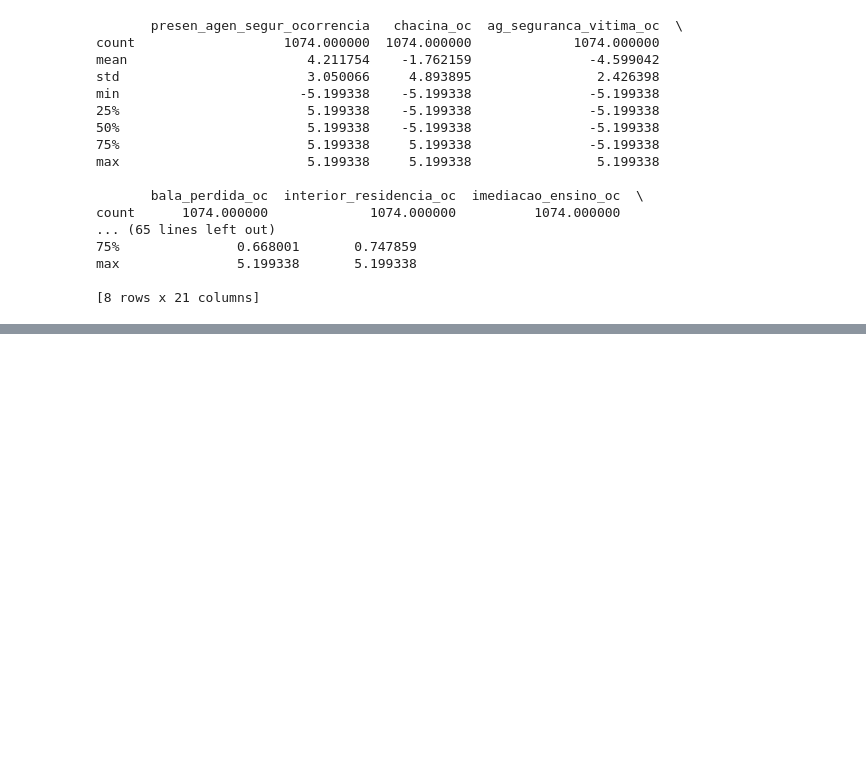
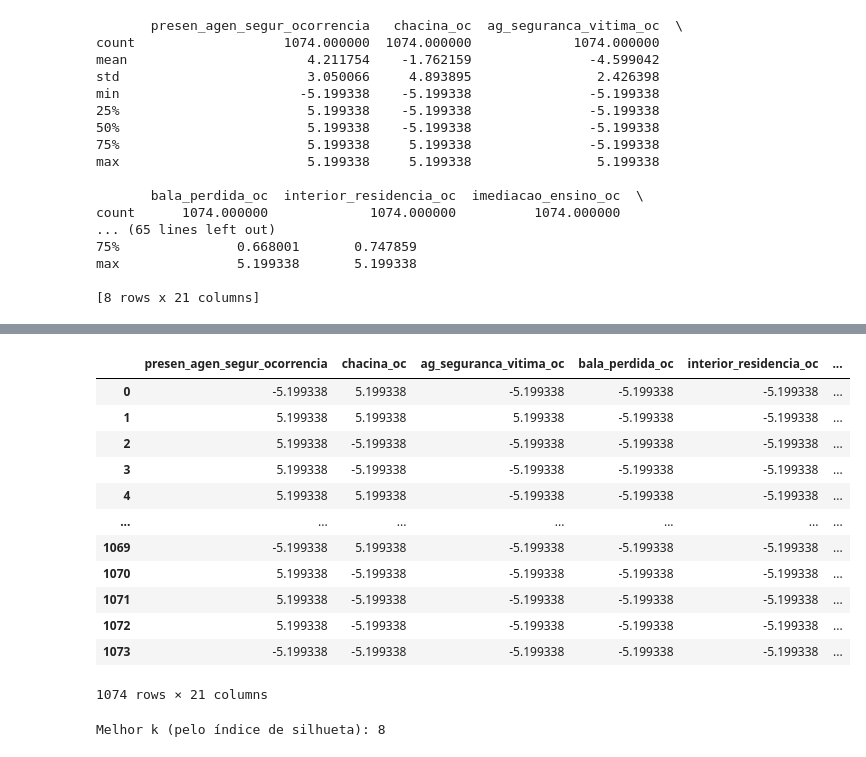
Before and after one commit to bakudas/validacao-modelos-clusterizacao, a Jupyter notebook: pd_validacao_modelos_clusterizacao.ipynb, the cells around one changed output, grey strips where cells are left out. Drawn from its saved outputs; the diff is of its cells as text; code cells hidden in the pictures; blank space fills up the shorter version.

Commit message:
analise k-means e dbscan

```diff
--- a/pd_validacao_modelos_clusterizacao.ipynb
+++ b/pd_validacao_modelos_clusterizacao.ipynb
@@ -523,0 +533,45 @@ max               5.199338       5.199338
+# %%
+df_transformed
+# %% [output]
+|  | presen_agen_segur_ocorrencia | chacina_oc | ag_seguranca_vitima_oc | bala_perdida_oc | interior_residencia_oc | ... |
+| 0 | -5.199338 | 5.199338 | -5.199338 | -5.199338 | -5.199338 | ... |
+| 1 | 5.199338 | 5.199338 | 5.199338 | -5.199338 | -5.199338 | ... |
+| 2 | 5.199338 | -5.199338 | -5.199338 | -5.199338 | -5.199338 | ... |
+| 3 | 5.199338 | -5.199338 | -5.199338 | -5.199338 | -5.199338 | ... |
+| 4 | 5.199338 | 5.199338 | -5.199338 | -5.199338 | -5.199338 | ... |
+| ... | ... | ... | ... | ... | ... | ... |
+| 1069 | -5.199338 | 5.199338 | -5.199338 | -5.199338 | -5.199338 | ... |
+| 1070 | 5.199338 | -5.199338 | -5.199338 | -5.199338 | -5.199338 | ... |
+| 1071 | 5.199338 | -5.199338 | -5.199338 | -5.199338 | -5.199338 | ... |
+| 1072 | 5.199338 | -5.199338 | -5.199338 | -5.199338 | -5.199338 | ... |
+| 1073 | -5.199338 | -5.199338 | -5.199338 | -5.199338 | -5.199338 | ... |
+1074 rows × 21 columns
+# %%
+# (1) Junte colunas numéricas transformadas com colunas categóricas encodadas
+#df_final = pd.concat([df_transformed, df_binary, df_onehot], axis=1)
+
+# (2) (Opcional) rodar StandardScaler se achar necessário
+# from sklearn.preprocessing import StandardScaler
+# sc = StandardScaler()
+# df_final_scaled = sc.fit_transform(df_final)
+
+# (3) K-Means
+from sklearn.cluster import KMeans
+from sklearn.metrics import silhouette_score
+
+X = df_cluster.values  # ou df_final_scaled
+
+scores = []
+K_range = range(2, 10)
+
+for k in K_range:
+    km = KMeans(n_clusters=k, random_state=42)
+    km.fit(X)
+    labels = km.labels_
+    sil = silhouette_score(X, labels)
+    scores.append(sil)
+
+best_k = K_range[scores.index(max(scores))]
+print("Melhor k (pelo índice de silhueta):", best_k)
+# %% [output]
+Melhor k (pelo índice de silhueta): 8
```
Also changed, not shown: parts of 3 cells of this notebook.
